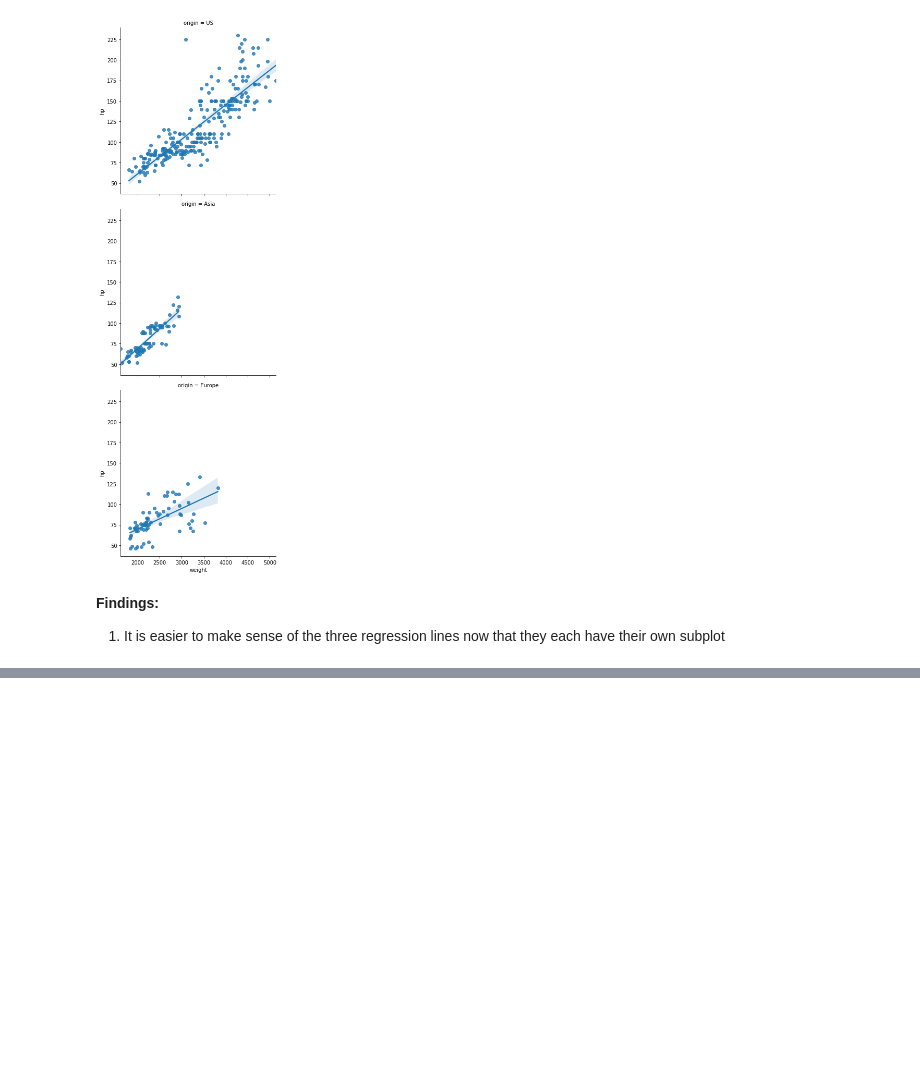
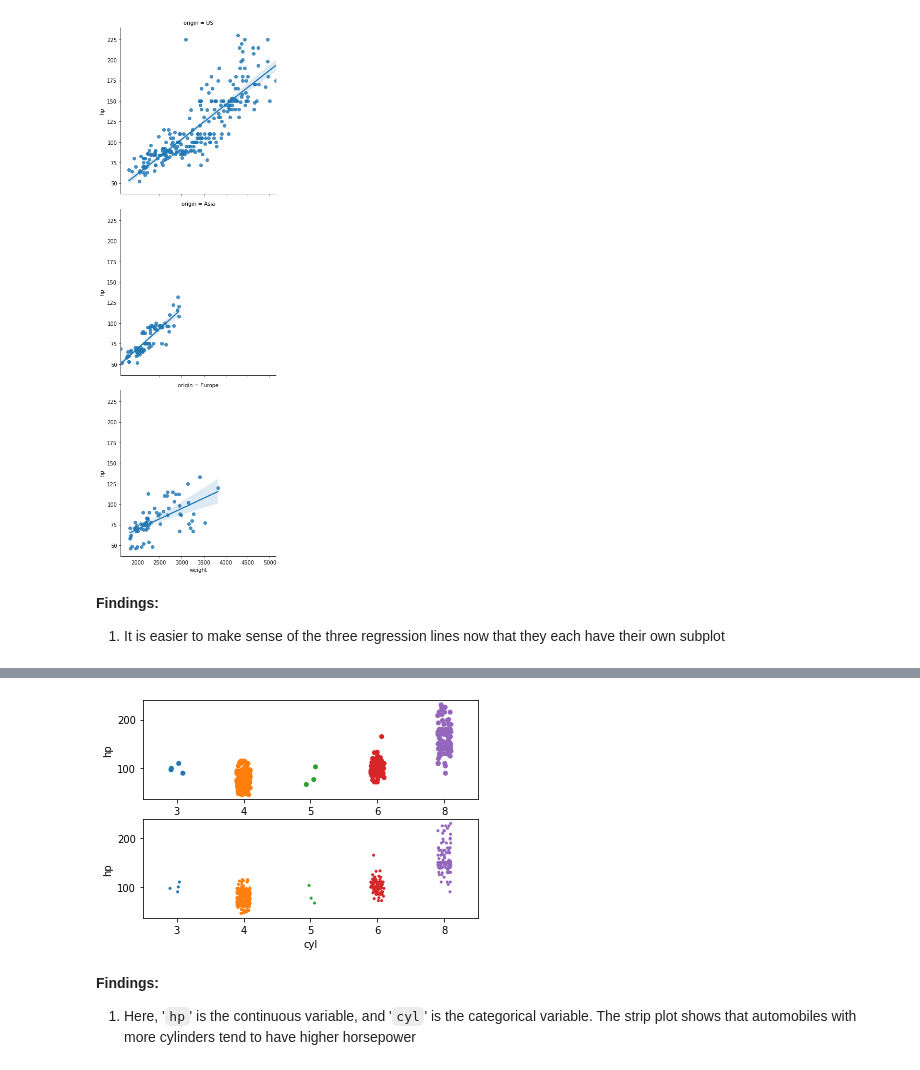
Before and after one commit to zaedulislam/Introduction_to_Data_Visualization_in_Python, a Jupyter notebook: 3. Statistical plots with Seaborn/Statistical plots with Seaborn.ipynb, the cells around one changed output, grey strips where cells are left out. Saved outputs shown, nothing was run; the diff lists cells and outputs as text; code cells hidden in the pictures; blank space fills up the shorter version.

Commit message:
Constructing strip plots

```diff
--- a/3. Statistical plots with Seaborn/Statistical plots with Seaborn.ipynb
+++ b/3. Statistical plots with Seaborn/Statistical plots with Seaborn.ipynb
@@ -114,0 +125,16 @@ plt.show()
+# %%
+# Make a strip plot of 'hp' grouped by 'cyl'
+plt.subplot(2,1,1)
+sns.stripplot(x= dataset['cyl'], y = dataset['hp'], data = dataset)
+
+# Make the strip plot again using jitter and a smaller point size
+plt.subplot(2,1,2)
+sns.stripplot(x = dataset['cyl'], y = dataset['hp'], data = dataset, jitter = True, size = 3)
+
+# Display the plot
+plt.show()
+# %% [output]
+[figure, added]
+# %% [markdown]
+**Findings:**
+1. Here, '`hp`' is the continuous variable, and '`cyl`' is the categorical variable. The strip plot shows that automobiles with more cylinders tend to have higher horsepower
```
Also changed, not shown: parts of 3 cells of this notebook.
